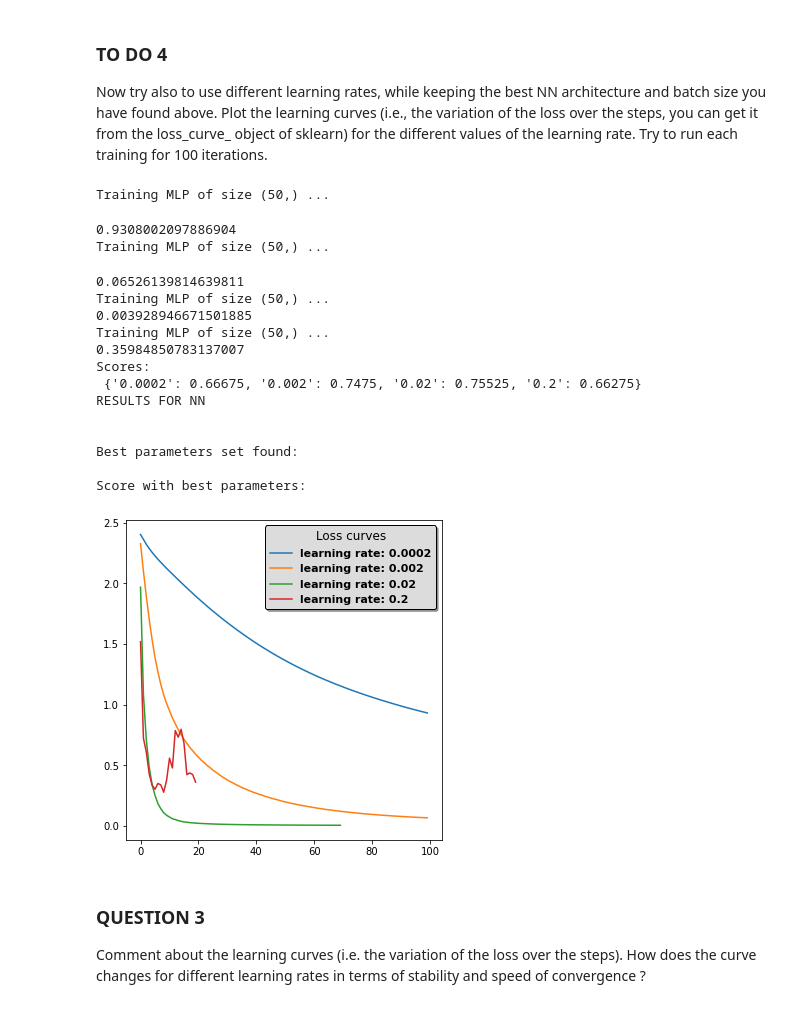
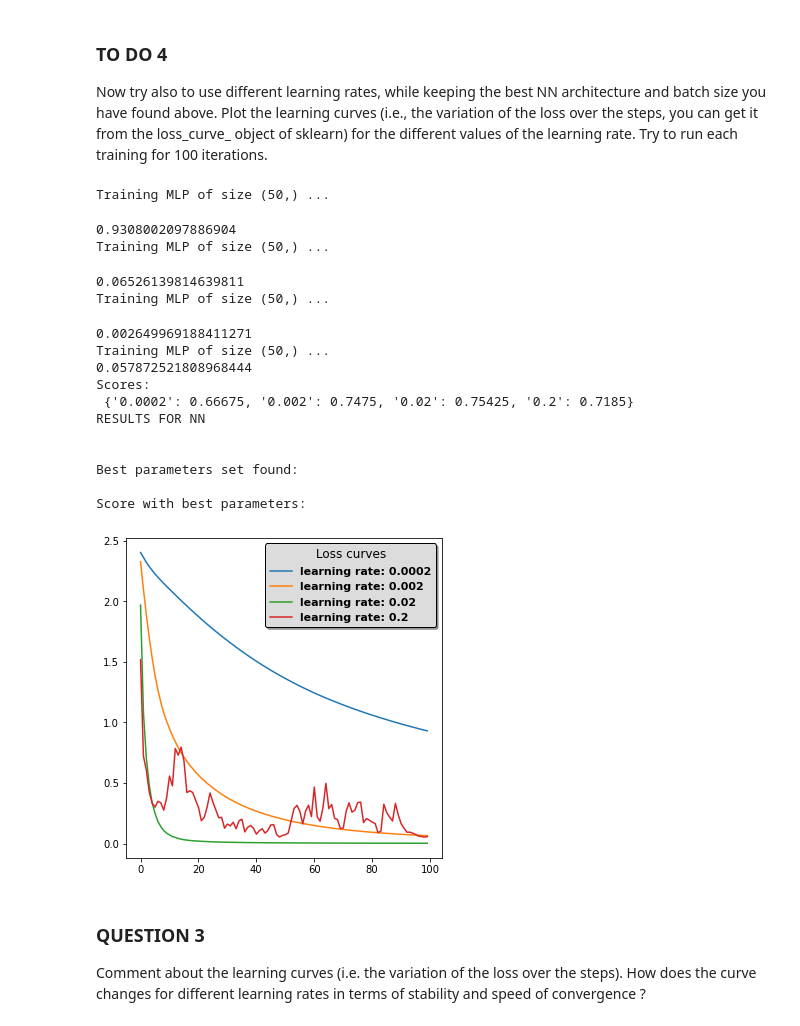
Before and after one commit to tommasoamico/machine_learning, a Jupyter notebook: lab3/LAB3_Characters_Classification_with_Neural_Networks.ipynb, the cells around one changed output. Saved outputs shown, nothing was run; the diff lists cells and outputs as text; code cells hidden in the pictures.

```diff
--- a/lab3/LAB3_Characters_Classification_with_Neural_Networks.ipynb
+++ b/lab3/LAB3_Characters_Classification_with_Neural_Networks.ipynb
@@ -341,46 +341,46 @@ mlp = MLPClassifier(hidden_layer_sizes=(50,), batch_size=32, max_iter=100, activ
                     tol=1e-4, random_state=ID, n_iter_no_change=50)
 
 fig, ax = plt.subplots(1,1, figsize=(5,5))
 for lr in lr_list:
     print('Training MLP of size {} ...'.format(hl_size))
     mlp =  MLPClassifier(hidden_layer_sizes=(50,), batch_size=32, max_iter=100, activation='relu', alpha=1e-4, solver='sgd',
                     tol=1e-4, random_state=ID,
-                    learning_rate_init=lr)
+                    learning_rate_init=lr, n_iter_no_change=50)
 
     mlp.fit(X_train, y_train)
     ax.plot(mlp.loss_curve_, label=f'learning rate: {lr}')
     scores[f'{lr}']=mlp.score(X_test,y_test)
     print(mlp.loss_curve_[-1])
     if mlp.loss_curve_[-1] < min_loss:
         min_loss = mlp.loss_curve_[-1]
         best_param = lr
 ax.legend(shadow=True, framealpha=1, facecolor='gainsboro', edgecolor='black', prop={'size':'11', 'weight': 'bold'}, title='Loss curves', title_fontsize='large')
 fig.tight_layout()
 print('Scores:\n',scores)
 print ('RESULTS FOR NN\n'"\n")
 
 print("Best parameters set found:  \n")
 
 
 print("Score with best parameters:", "\n")
 # %% [output]
 Training MLP of size (50,) ...
 0.9308002097886904
 Training MLP of size (50,) ...
 0.06526139814639811
 Training MLP of size (50,) ...
-0.003928946671501885
-Training MLP of size (50,) ...
-0.35984850783137007
-Scores:
- {'0.0002': 0.66675, '0.002': 0.7475, '0.02': 0.75525, '0.2': 0.66275}
-RESULTS FOR NN
-
-
-Best parameters set found:
-
-Score with best parameters:
+0.002649969188411271
+Training MLP of size (50,) ...
+0.057872521808968444
+Scores:
+ {'0.0002': 0.66675, '0.002': 0.7475, '0.02': 0.75425, '0.2': 0.7185}
+RESULTS FOR NN
+
+
+Best parameters set found:
+
+Score with best parameters:
-[figure, old version]
+[figure, new version]
 # %% [markdown]
 ### QUESTION 3
 
```
Also changed, not shown: parts of 5 cells of this notebook.
